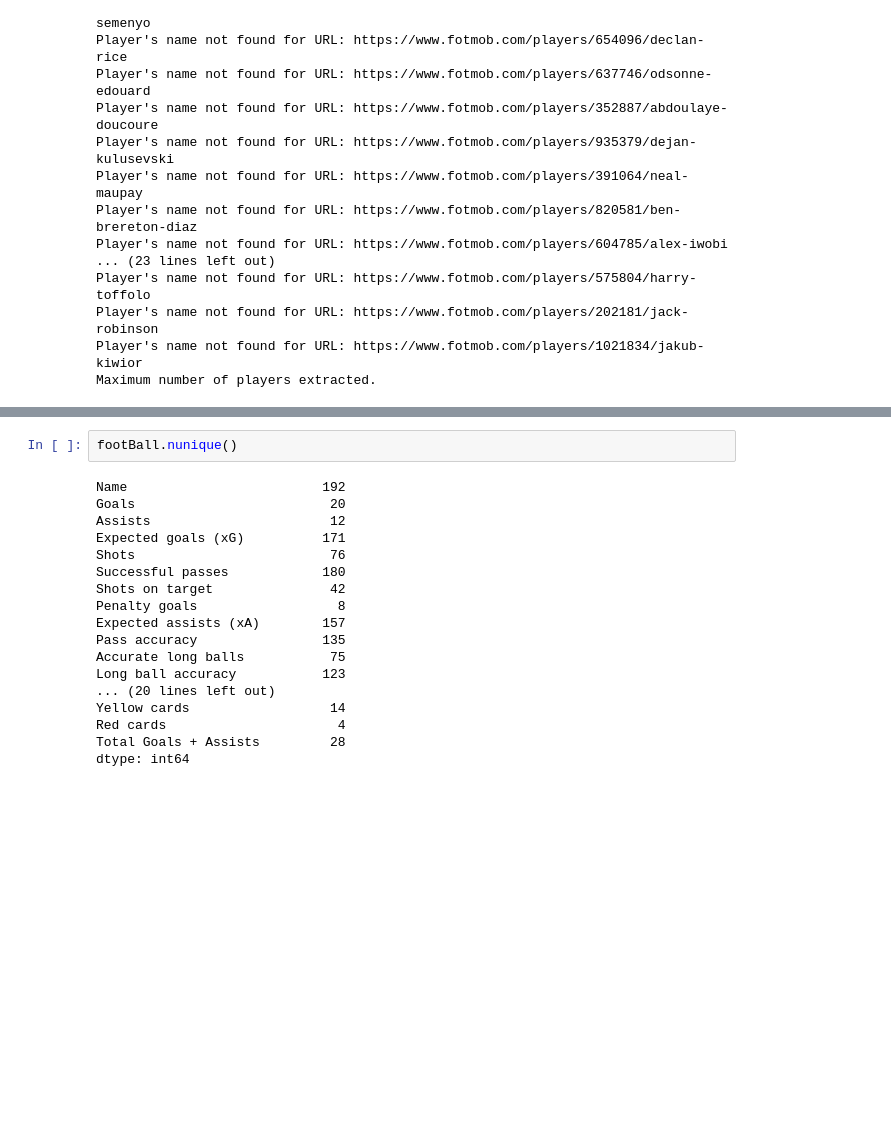
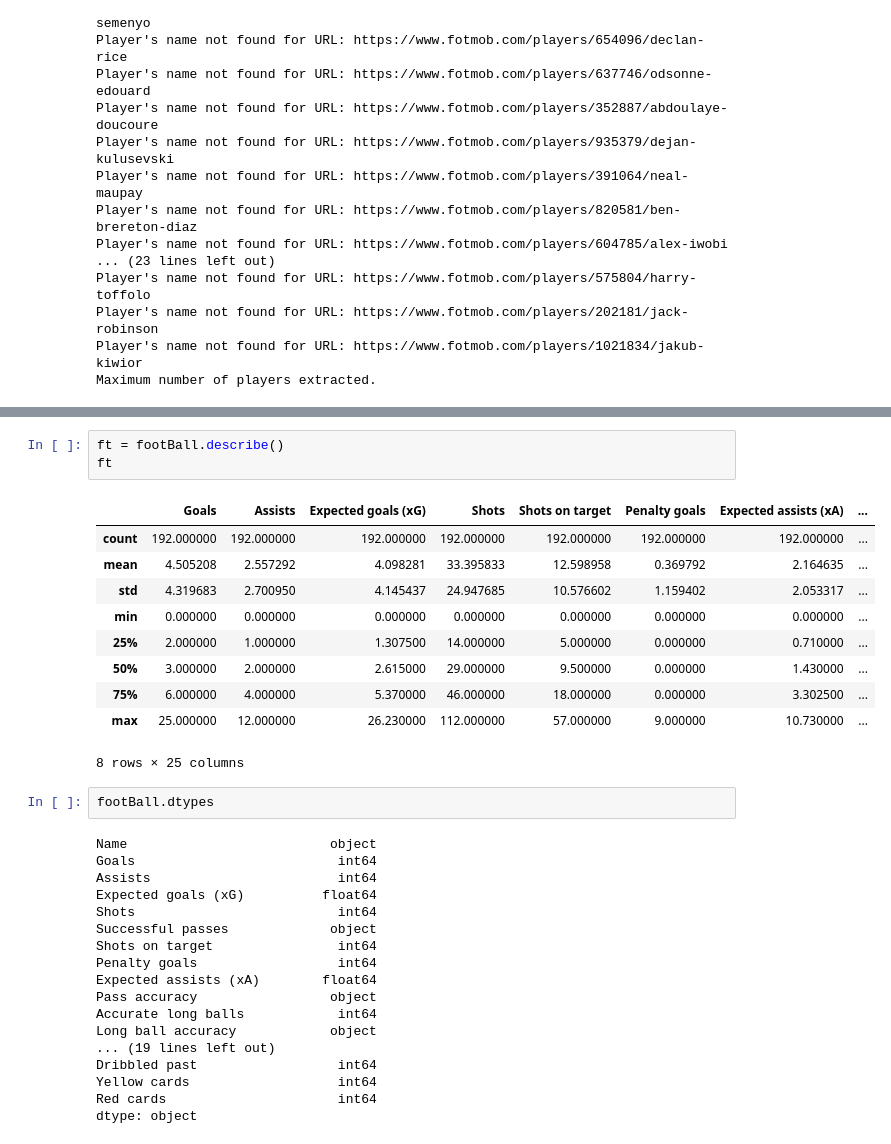
Before and after one commit to medrees-1000/Scraper-Project, a Jupyter notebook: testeing.ipynb, the cells around one changed output, grey strips where cells are left out. Cells and saved outputs as stored; diff of their text form; blank space fills up the shorter version.

```diff
--- a/testeing.ipynb
+++ b/testeing.ipynb
@@ -229,20 +273,34 @@ dtype: int64
+# %%
+ft = footBall.describe()
+ft
+# %% [output]
+|  | Goals | Assists | Expected goals (xG) | Shots | Shots on target | Penalty goals | Expected assists (xA) | ... |
+| count | 192.000000 | 192.000000 | 192.000000 | 192.000000 | 192.000000 | 192.000000 | 192.000000 | ... |
+| mean | 4.505208 | 2.557292 | 4.098281 | 33.395833 | 12.598958 | 0.369792 | 2.164635 | ... |
+| std | 4.319683 | 2.700950 | 4.145437 | 24.947685 | 10.576602 | 1.159402 | 2.053317 | ... |
+| min | 0.000000 | 0.000000 | 0.000000 | 0.000000 | 0.000000 | 0.000000 | 0.000000 | ... |
+| 25% | 2.000000 | 1.000000 | 1.307500 | 14.000000 | 5.000000 | 0.000000 | 0.710000 | ... |
+| 50% | 3.000000 | 2.000000 | 2.615000 | 29.000000 | 9.500000 | 0.000000 | 1.430000 | ... |
+| 75% | 6.000000 | 4.000000 | 5.370000 | 46.000000 | 18.000000 | 0.000000 | 3.302500 | ... |
+| max | 25.000000 | 12.000000 | 26.230000 | 112.000000 | 57.000000 | 9.000000 | 10.730000 | ... |
+8 rows × 25 columns
 # %%
-footBall.nunique()
+footBall.dtypes
 # %% [output]
-Name                         192
-Goals                         20
-Assists                       12
-Expected goals (xG)          171
-Shots                         76
-Successful passes            180
-Shots on target               42
-Penalty goals                  8
-Expected assists (xA)        157
-Pass accuracy                135
-Accurate long balls           75
-Long ball accuracy           123
-... (20 lines left out)
-Yellow cards                  14
-Red cards                      4
-Total Goals + Assists         28
-dtype: int64
+Name                          object
+Goals                          int64
+Assists                        int64
+Expected goals (xG)          float64
+Shots                          int64
+Successful passes             object
+Shots on target                int64
+Penalty goals                  int64
+Expected assists (xA)        float64
+Pass accuracy                 object
+Accurate long balls            int64
+Long ball accuracy            object
+... (19 lines left out)
+Dribbled past                  int64
+Yellow cards                   int64
+Red cards                      int64
+dtype: object
```
Also changed, not shown: parts of 13 cells of this notebook.
